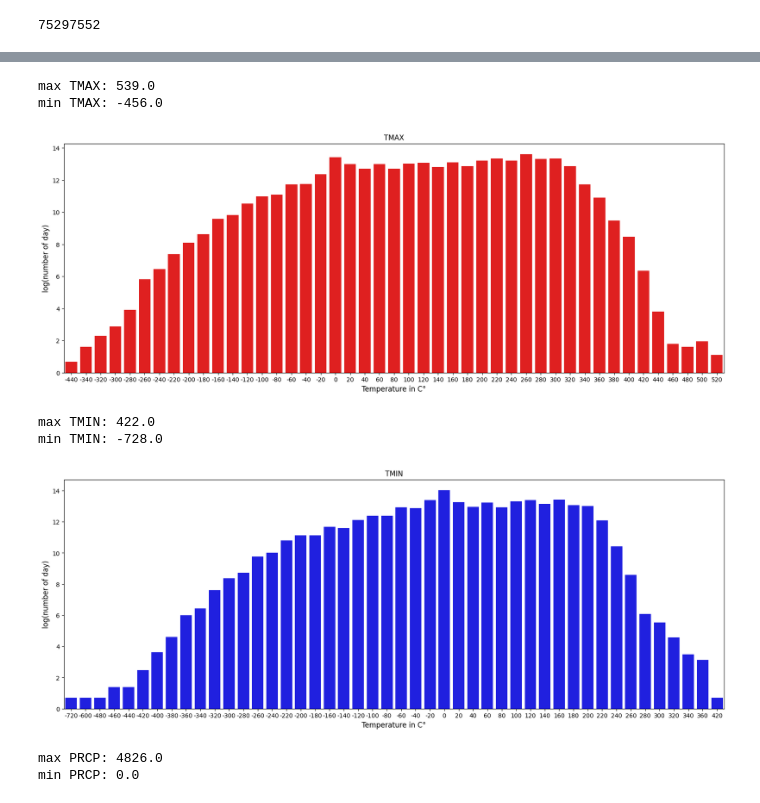
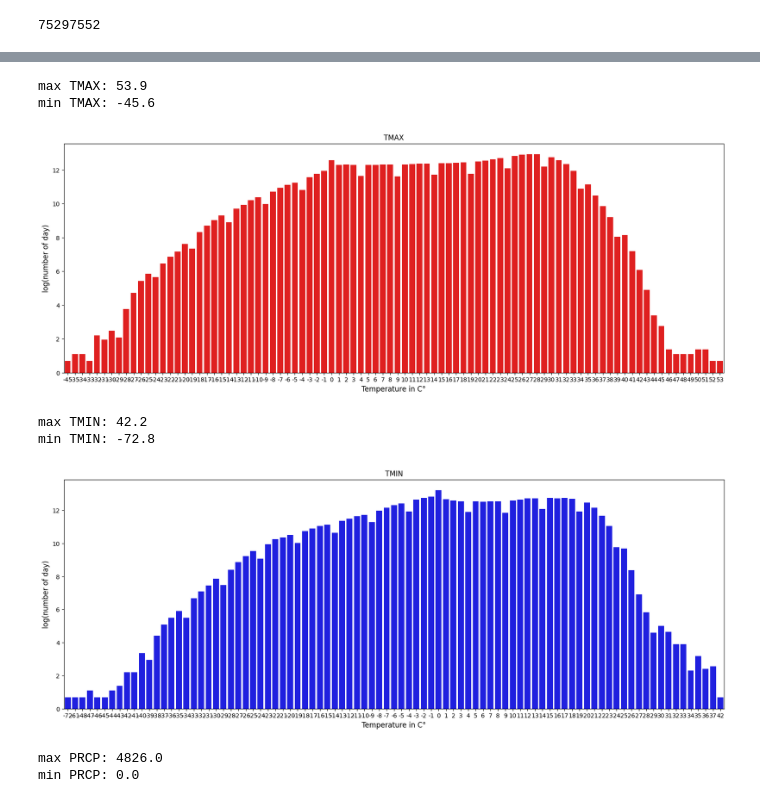
Before and after one commit to mkowa2/Data_Bandits_CS418, a Jupyter notebook: weather.ipynb, the cells around one changed output, grey strips where cells are left out. Drawn from its saved outputs; the diff is of its cells as text; code cells hidden in the pictures.

```diff
--- a/weather.ipynb
+++ b/weather.ipynb
@@ -50,3 +50,6 @@ data['MONTH'] = data['DATE'].dt.month
 
 # Display the first 10 rows
 data.head(10)
+
+data['TMAX']=data['TMAX']/10
+data['TMIN']=data['TMIN']/10
@@ -65,27 +56,27 @@ data.head(10)
 # %%
 #exploratory data analysis TMAX
 d_aggregate_tmax = data[['TMAX','DATE']].copy()
 print("max TMAX: "+str(d_aggregate_tmax['TMAX'].max()))
 print("min TMAX: "+str(d_aggregate_tmax['TMAX'].min()))
-d_aggregate_tmax['TMAX']=(d_aggregate_tmax['TMAX']/20).astype(int)*20
+d_aggregate_tmax['TMAX']=(d_aggregate_tmax['TMAX']).astype(int)
 d_aggregate_tmax = d_aggregate_tmax.groupby(['TMAX']).count().reset_index()
 d_aggregate_tmax['DATE'] = np.log(d_aggregate_tmax['DATE']+1)
 plt.figure(figsize=(20, 7))
 sns.barplot(data=d_aggregate_tmax,x='TMAX',y="DATE",color="red")
 plt.title("TMAX")
 plt.xlabel("Temperature in C°", fontsize=12)
 plt.ylabel("log(number of day)", fontsize=12)
 plt.show()
 # %% [output]
-max TMAX: 539.0
-min TMAX: -456.0
+max TMAX: 53.9
+min TMAX: -45.6
-[figure, old version]
+[figure, new version]
 # %%
 #exploratory data analysis TMIN
 d_aggregate_tmin = data[['TMIN','DATE']].copy()
 print("max TMIN: "+str(d_aggregate_tmin['TMIN'].max()))
 print("min TMIN: "+str(d_aggregate_tmin['TMIN'].min()))
-d_aggregate_tmin['TMIN']=(d_aggregate_tmin['TMIN']/20).astype(int)*20
+d_aggregate_tmin['TMIN']=(d_aggregate_tmin['TMIN']).astype(int)
 d_aggregate_tmin = d_aggregate_tmin.groupby(['TMIN']).count().reset_index()
 d_aggregate_tmin['DATE'] = np.log(d_aggregate_tmin['DATE']+1)
 plt.figure(figsize=(20, 7))
@@ -95,9 +86,9 @@ plt.ylabel("log(number of day)", fontsize=12)
 plt.title("TMIN")
 plt.show()
 # %% [output]
-max TMIN: 422.0
-min TMIN: -728.0
+max TMIN: 42.2
+min TMIN: -72.8
-[figure, old version]
+[figure, new version]
 # %%
 #exploratory data analysis TMIN
 d_aggregate_prcp = data[['PRCP','DATE']].copy()
```
Also changed, not shown: parts of 10 cells of this notebook, 1 other file.
